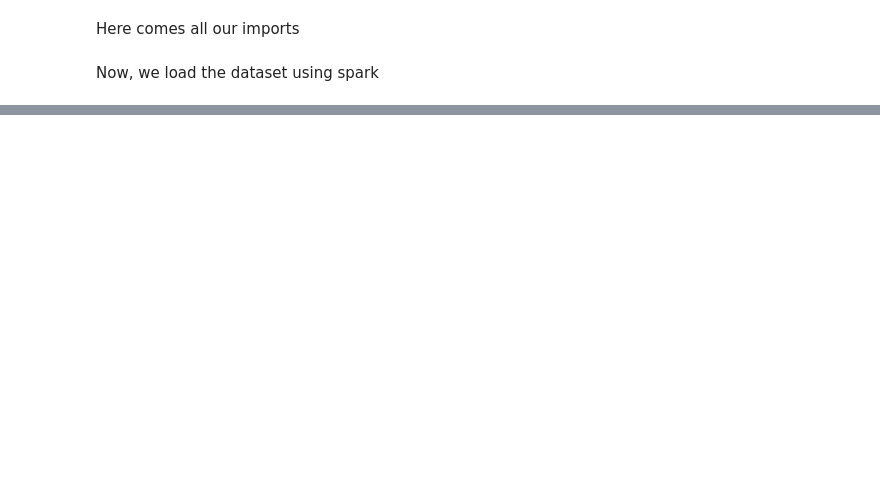
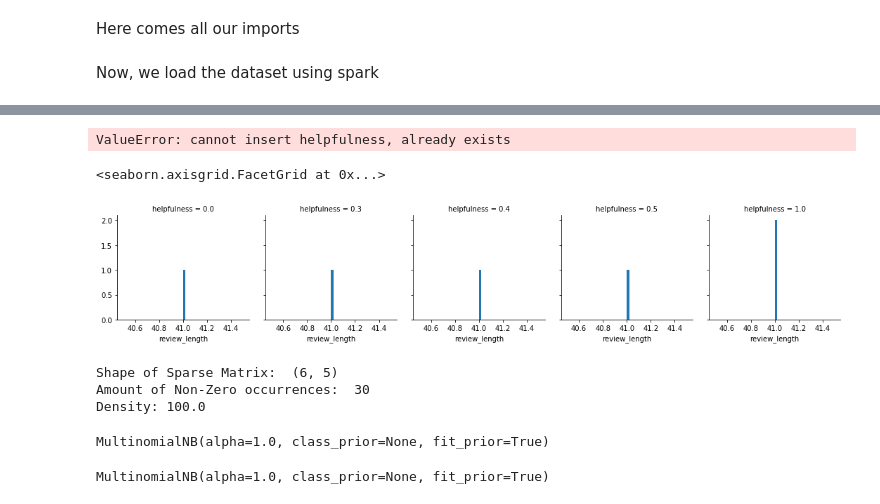
Before and after one commit to jondonas/ADA, a Jupyter notebook: main.ipynb, the cells around one changed output, grey strips where cells are left out. Drawn from its saved outputs; the diff is of its cells as text; code cells hidden in the pictures; blank space fills up the shorter version.

```diff
--- a/main.ipynb
+++ b/main.ipynb
@@ -168,0 +88,29 @@ This new model will be tuned using cross-validation.
+# %%
+# query1 = '''
+# SELECT * FROM df
+#   INNER JOIN
+#   (
+#     SELECT product_id
+#     FROM df
+#     GROUP BY product_id
+#   ) interesting
+#   on df.product_id = interesting.product_id
+#   WHERE df.total_votes > 1
+# '''
+
+query1 = '''
+SELECT df.product_id, df.review_id, df.product_category, df.star_rating, df.helpful_votes, df.total_votes, df.customer_id, df.verified_purchase, df.review_body, df.review_date  FROM
+  df
+  INNER JOIN
+  (
+    SELECT customer_id
+    FROM df
+    GROUP BY customer_id
+    HAVING COUNT(*) >= 30
+  ) interesting
+  on df.customer_id = interesting.customer_id
+  WHERE total_votes >= 10
+'''
+
+df.registerTempTable("df")
+df_queried = spark.sql(query1)
@@ -168,0 +121,2 @@ This new model will be tuned using cross-validation.
+# %%
+df_queried = df_queried.toPandas()
@@ -168,0 +137,8 @@ This new model will be tuned using cross-validation.
+# %%
+df_queried.insert(5, 'helpfulness', df_queried.helpful_votes / df_queried.total_votes)
+df_queried['helpfulness'] = df_queried['helpfulness'].round(1)
+df_queried.insert(6, 'helpful', df_queried.helpfulness > 0.6)
+df_queried['review_length'] = df_queried['review_body'].apply(len)
+df_queried.head(10)
+# %% [output]
+ValueError: cannot insert helpfulness, already exists
@@ -168,0 +152,6 @@ This new model will be tuned using cross-validation.
+# %%
+g = sns.FacetGrid(data=df_queried, col='helpfulness')
+g.map(plt.hist, 'review_length', bins=50)
+# %% [output]
+<seaborn.axisgrid.FacetGrid at 0x...>
+[figure, added]
@@ -168,0 +173,31 @@ This new model will be tuned using cross-validation.
+# %%
+X = df_queried['review_body']
+Y = df_queried['helpful']
+
+from sklearn.feature_extraction.text import CountVectorizer
+
+bow_transformer = CountVectorizer(analyzer=text_process).fit(X)
+X = bow_transformer.transform(X)
+print('Shape of Sparse Matrix: ', X.shape)
+print('Amount of Non-Zero occurrences: ', X.nnz)
+# Percentage of non-zero values
+density = (100.0 * X.nnz / (X.shape[0] * X.shape[1]))
+print('Density: {}'.format((density)))
+# %% [output]
+Shape of Sparse Matrix:  (6, 5)
+Amount of Non-Zero occurrences:  30
+Density: 100.0
+# %%
+from sklearn.model_selection import train_test_split
+X_train, X_test, y_train, y_test = train_test_split(X, Y, test_size=0.3, random_state=101)
+from sklearn.naive_bayes import MultinomialNB
+nb = MultinomialNB()
+nb.fit(X_train, y_train)
+# %% [output]
+MultinomialNB(alpha=1.0, class_prior=None, fit_prior=True)
+# %%
+from sklearn.naive_bayes import MultinomialNB
+nb = MultinomialNB()
+nb.fit(X_train, y_train)
+# %% [output]
+MultinomialNB(alpha=1.0, class_prior=None, fit_prior=True)
```
Also changed, not shown: parts of 28 cells of this notebook, 5 other files.
